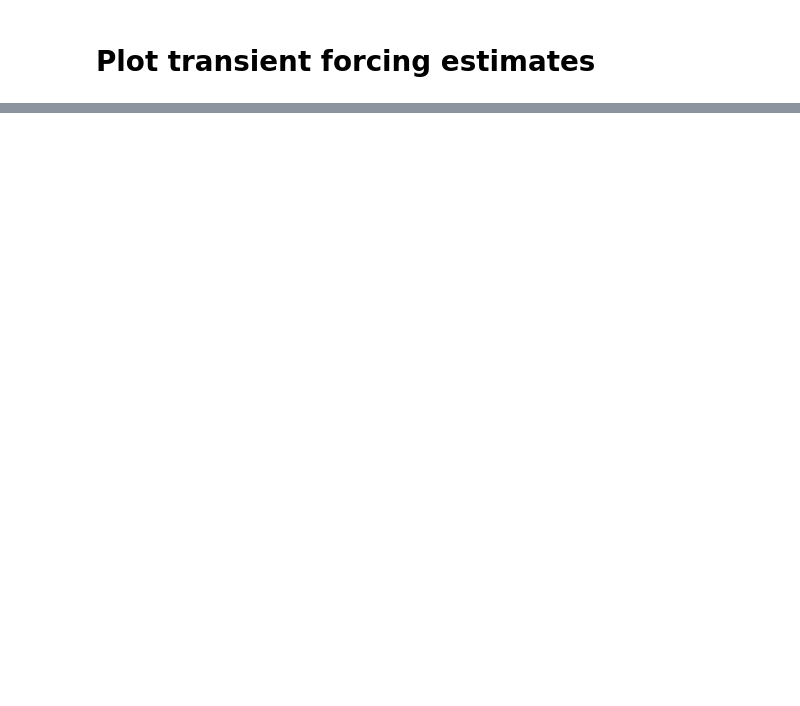
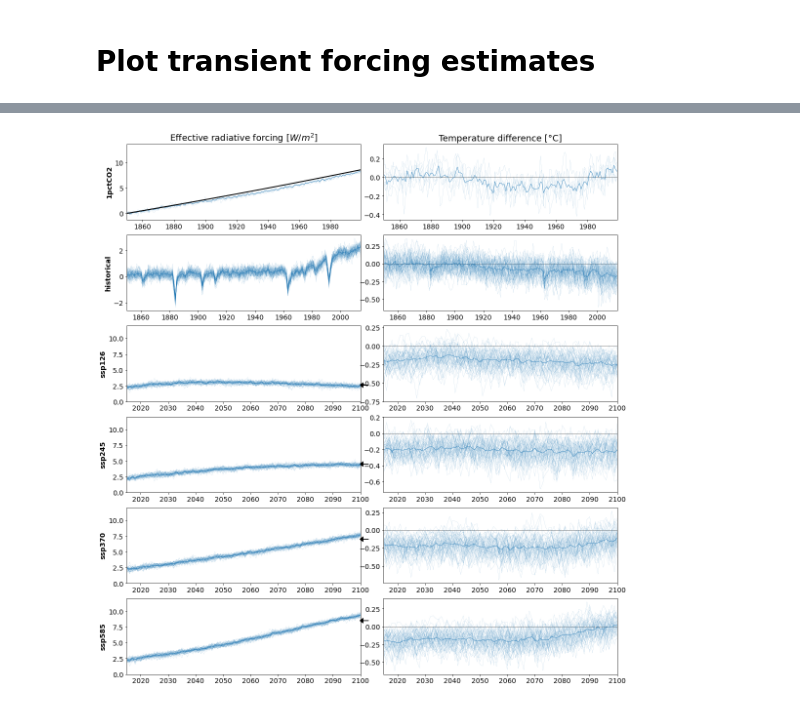
Before and after one commit to Hegebf/CMIP6-forcing, a Jupyter notebook: notebooks/Transientforcing_plot.ipynb, the cells around one changed output, grey strips where cells are left out. Drawn from its saved outputs; the diff is of its cells as text; code cells hidden in the pictures; blank space fills up the shorter version.

```diff
--- a/notebooks/Transientforcing_plot.ipynb
+++ b/notebooks/Transientforcing_plot.ipynb
@@ -150,0 +176,89 @@ CESM2-WACCM ssp585 r5i1p1f1 0
+# %%
+importlib.reload(f)
+experiments = ['1pctCO2', 'historical', 'ssp126', 'ssp245', 'ssp370', 'ssp585']
+
+explengths = {'1pctCO2':150, 'historical':165, 'ssp126':86, 'ssp245':86, 'ssp370':86, 'ssp585':86}
+startyears = {'1pctCO2':1850, 'historical':1850, 'ssp126':2015, 'ssp245':2015, 'ssp370':2015, 'ssp585':2015}
+nrows = len(experiments)
+
+fig = plt.figure(figsize = [18,20]);
+plt.subplots_adjust(hspace=0.2, wspace = 0.1)
+outer = gridspec.GridSpec(nrows, 1)
+
+# assign one color to each model:
+palette = sns.color_palette(None, len(models))
+
+for (k,exp) in enumerate(experiments):
+    print(exp)
+    gs_k = gridspec.GridSpecFromSubplotSpec(1, 2, subplot_spec = outer[k], hspace = 0.1)
+    f_plot = fig.add_subplot(gs_k[0])
+    t_plot = fig.add_subplot(gs_k[1])
+
+    f_plot.tick_params(axis='both',labelsize=14); t_plot.tick_params(axis='both',labelsize=14)
+    f_plot.set_ylabel(exp, fontsize=14, fontweight = 'bold')
+    #t_plot.set_ylabel('T(t) [°C]', fontsize=14)
+    t_plot.axhline(0, color='k', linewidth = 0.5) # horizontal lines
+    if exp == experiments[0]: # top row
+        f_plot.set_title('Effective radiative forcing [$W/m^2$]',fontsize = 18)
+        t_plot.set_title('Temperature difference [°C]',fontsize = 18)
+
+        # include also etminan co2 forcing for 1pctCO2
+        concfile = pd.read_excel("../Estimates/meinshausen_1pctCO2concentrations.xlsx", header=2)
+        f_plot.plot(concfile['v YEARS/GAS >'].values, f.etminan_co2forcing(concfile['CO2']).values, color = 'black', zorder = 99, linewidth = 2)
+
+    if exp[:3] == 'ssp':
+        startind = 165
+        expstr = 'historicaland' + exp
+        f_plot.set_ylim(0,12)
+    else:
+        startind = 0
+        expstr = exp
+    years = np.arange(startyears[exp], startyears[exp]+explengths[exp])
+    f_plot.set_xlim(years[0],years[-1]);# f_plot.set_ylim(-2.5,6.5)
+    t_plot.set_xlim(years[0],years[-1]);# t_plot.set_ylim(-0.5,0.8)
+
+    #for (i,model) in enumerate(models):
+    for (i,model) in enumerate(['CanESM5']):
+        #print(model)
+        modeldirectory = os.path.join(directory, model)
+        modelexp_names = [ f.name for f in os.scandir(modeldirectory) if f.is_dir() and f.name !='.ipynb_checkpoints']
+        if exp in modelexp_names:
+            members = f.find_members(model, exp, datatype = 'forcing')
+            members = list(dict.fromkeys(members)) # drop duplicates
+        else:
+            continue
+
+        model_ERFs = np.full((explengths[exp], len(members)), np.nan)
+        model_tas_diffs = np.full((explengths[exp], len(members)), np.nan)
+        for (m, member) in enumerate(members): # plot very thin lines for individual members
+            if model == 'KACE-1-0-G' and exp == 'historical' and member[:2] == 'r3':
+                # something is wrong about these numbers, need to look into it
+                continue
+            modelfilename = model + '_' + expstr + '_' + member + '_ERF.txt'
+            tas_filename = model + '_' + expstr + '_' + member + '_tas_diff.txt'
+            modelexpdir = os.path.join(directory, model, exp)
+            ERF = pd.read_table(modelexpdir + '/' + modelfilename,index_col=0).values[startind:(startind+explengths[exp])]
+            if len(ERF) != explengths[exp]:
+                print(model, exp, member, len(ERF))
+            tas_diff = pd.read_table(modelexpdir + '/' + tas_filename,index_col=0).values[startind:(startind+explengths[exp])]
+
+            f_plot.plot(years[:len(ERF)], ERF, linewidth = 0.1, color = palette[i])
+            t_plot.plot(years[:len(tas_diff)], tas_diff, linewidth = 0.1, color = palette[i])
+
+            model_ERFs[:len(ERF), m] = np.squeeze(ERF)
+            model_tas_diffs[:len(tas_diff), m] = np.squeeze(tas_diff)
+
+        # plot thicker lines for mean of members (also models with only one member)
+        member_mean_ERF = np.nanmean(model_ERFs, axis=1)
+        member_mean_tas_diff = np.nanmean(model_tas_diffs, axis=1)
+
+        f_plot.plot(years[:len(member_mean_ERF)], member_mean_ERF, linewidth = 0.7, color = palette[i], label = model)
+        t_plot.plot(years[:len(member_mean_tas_diff)], member_mean_tas_diff, linewidth = 0.7, color = palette[i])
+
+    if exp[:3] == 'ssp':
+        forcinglevel = float(exp[4:])/10
+        f_plot.arrow(2103, forcinglevel, -2, 0, color = "black",\
+                            clip_on = False, head_width = 0.8)
+
+    #plt.savefig('../Figures/transient_forcings_plot.pdf', format='pdf', dpi=600, bbox_inches="tight")
+# %% [output]
@@ -150,0 +271 @@ CESM2-WACCM ssp585 r5i1p1f1 0
+[figure, added]
```
Also changed, not shown: parts of 10 cells of this notebook, 17 other files.
